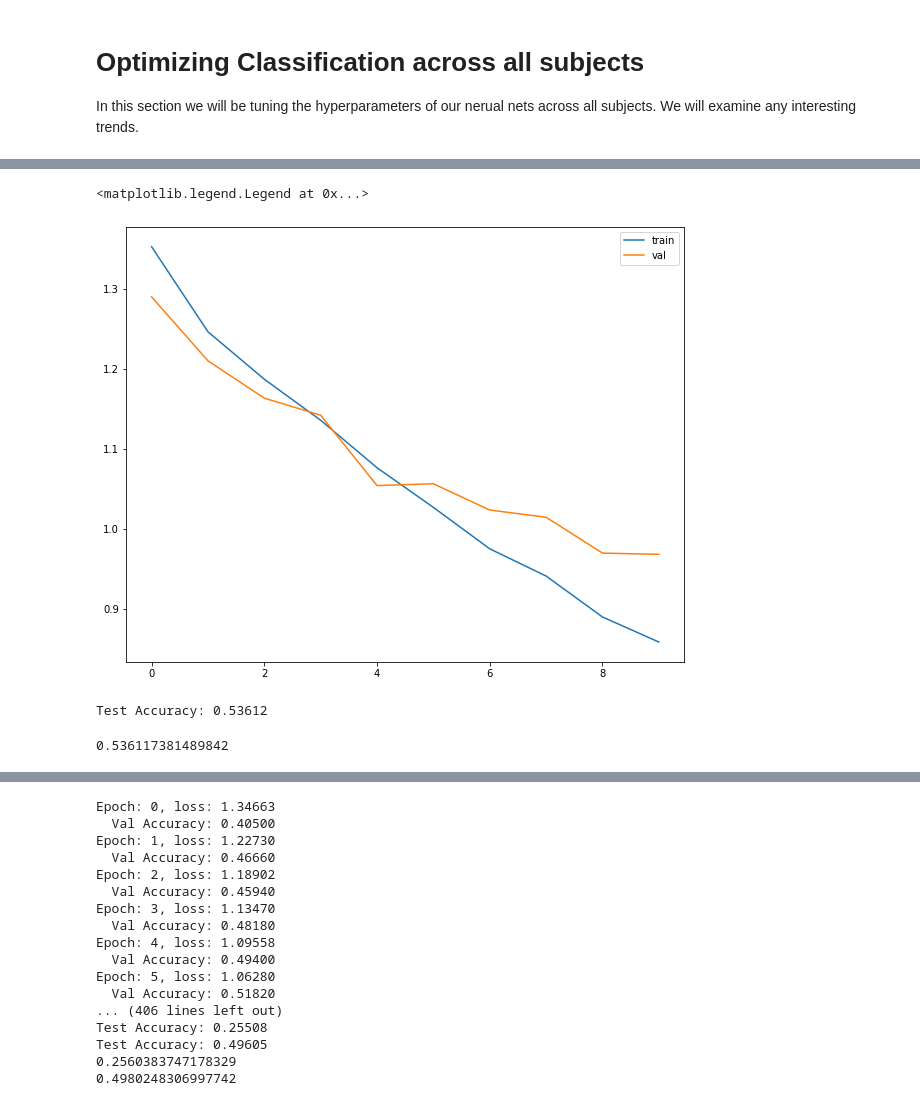
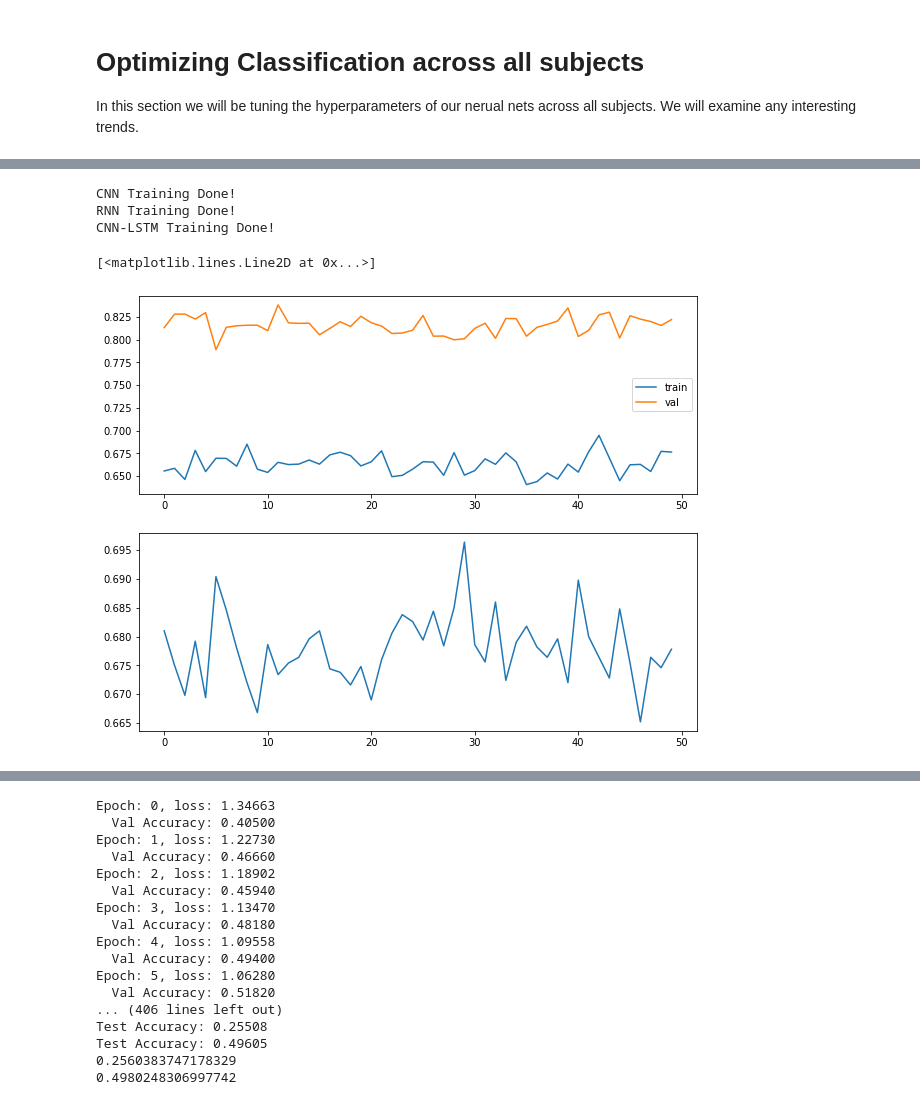
Before and after one commit to thomaskost17/ECEC247_final_project, a Jupyter notebook: ECEC247_final_project.ipynb, the cells around one changed output, grey strips where cells are left out. Saved outputs shown, nothing was run; the diff lists cells and outputs as text; code cells hidden in the pictures.

Commit message:
All training analysis

```diff
--- a/ECEC247_final_project.ipynb
+++ b/ECEC247_final_project.ipynb
@@ -732,4 +752,0 @@ scheduler = torch.optim.lr_scheduler.ExponentialLR(optimizer, gamma=0.9)
-# %%
-
-solver = Solver(num_epochs, all_subjects_net,optimizer, scheduler, criterion, verbose=True )
-solver.train(trainloader, validloader)
@@ -757,12 +753,47 @@ Epoch: 9, loss: 0.85880
-# %%
-plt.plot(solver.loss_history)
-plt.plot(solver.val_loss_history)
-plt.legend(["train", "val"])
-# %% [output]
-<matplotlib.legend.Legend at 0x...>
-[figure, removed]
-# %%
-solver.test(testloader)
-# %% [output]
-Test Accuracy: 0.53612
-0.536117381489842
+# %%
+# Create CNN, classifier, and optimizer
+cnn_only = CNN(num_classes, input_size, hidden_size, num_layers, x_train.shape[1])
+cnn_criterion = torch.nn.CrossEntropyLoss()   # CE Loss is our softmax
+cnn_optimizer = torch.optim.Adam(cnn_only.parameters(), lr=learning_rate)
+cnn_scheduler = torch.optim.lr_scheduler.ExponentialLR(cnn_optimizer, gamma=0.9)
+
+# Create RNN, classifier, and optimizer
+rnn_only = RNN(num_classes, input_size, hidden_size, num_layers, x_train.shape[1])
+rnn_criterion = torch.nn.CrossEntropyLoss()   # CE Loss is our softmax
+rnn_optimizer = torch.optim.Adam(rnn_only.parameters(), lr=learning_rate)
+rnn_scheduler = torch.optim.lr_scheduler.ExponentialLR(rnn_optimizer, gamma=0.9)
+
+# Create CNN-LSTM, classifier, and optimizer
+cnn_lstm = CNN_LSTM(num_classes, input_size, hidden_size, num_layers, x_train.shape[1])
+cnn_lstm_criterion = torch.nn.CrossEntropyLoss()   # CE Loss is our softmax
+cnn_lstm_optimizer = torch.optim.Adam(cnn_lstm.parameters(), lr=learning_rate)
+cnn_lstm_scheduler = torch.optim.lr_scheduler.ExponentialLR(cnn_lstm_optimizer, gamma=0.9)
+# %%
+# Train CNN
+cnn_solver = Solver(num_epochs, cnn_only,cnn_optimizer, cnn_scheduler, cnn_criterion, verbose=False )
+cnn_solver.train(trainloader, validloader)
+print("CNN Training Done!")
+
+# Train RNN
+rnn_solver = Solver(num_epochs, rnn_only,rnn_optimizer, rnn_scheduler, rnn_criterion, verbose=False, cnn_reshape=False )
+rnn_solver.train(trainloader, validloader)
+print("RNN Training Done!")
+
+# Train CNN-LSTM
+cnn_lstm_solver = Solver(num_epochs, cnn_lstm,cnn_lstm_optimizer, cnn_lstm_scheduler, cnn_lstm_criterion, verbose=False )
+cnn_lstm_solver.train(trainloader, validloader)
+print("CNN-LSTM Training Done!")
+# %% [output]
+CNN Training Done!
+RNN Training Done!
+CNN-LSTM Training Done!
+# %%
+# Plot CNN Results
+fig, axs = plt.subplots(2)
+axs[0].plot(cnn_solver.loss_history)
+axs[0].plot(cnn_solver.val_loss_history)
+axs[0].legend(["train", "val"])
+axs[1].plot(cnn_solver.val_accuracy_history)
+# %% [output]
+[<matplotlib.lines.Line2D at 0x...>]
+[figure, added]
```
Also changed, not shown: parts of 14 cells of this notebook, 2 other files.
